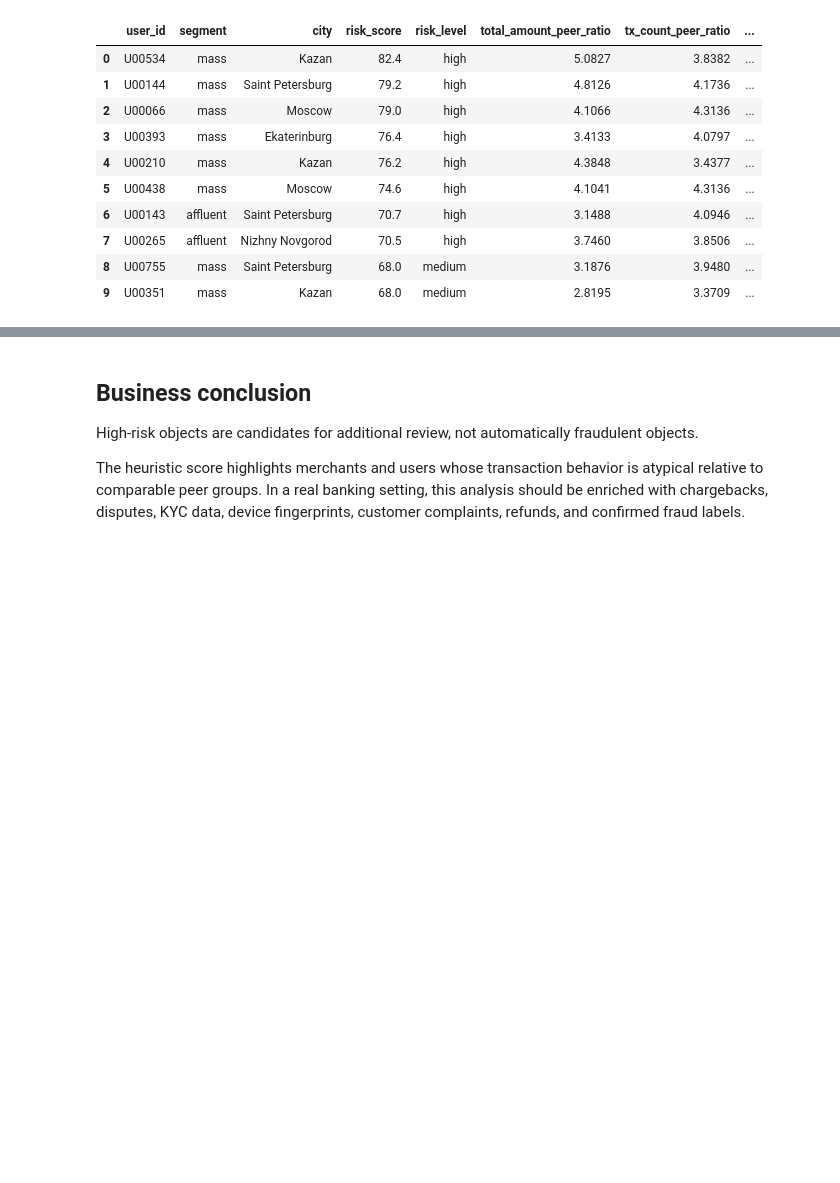
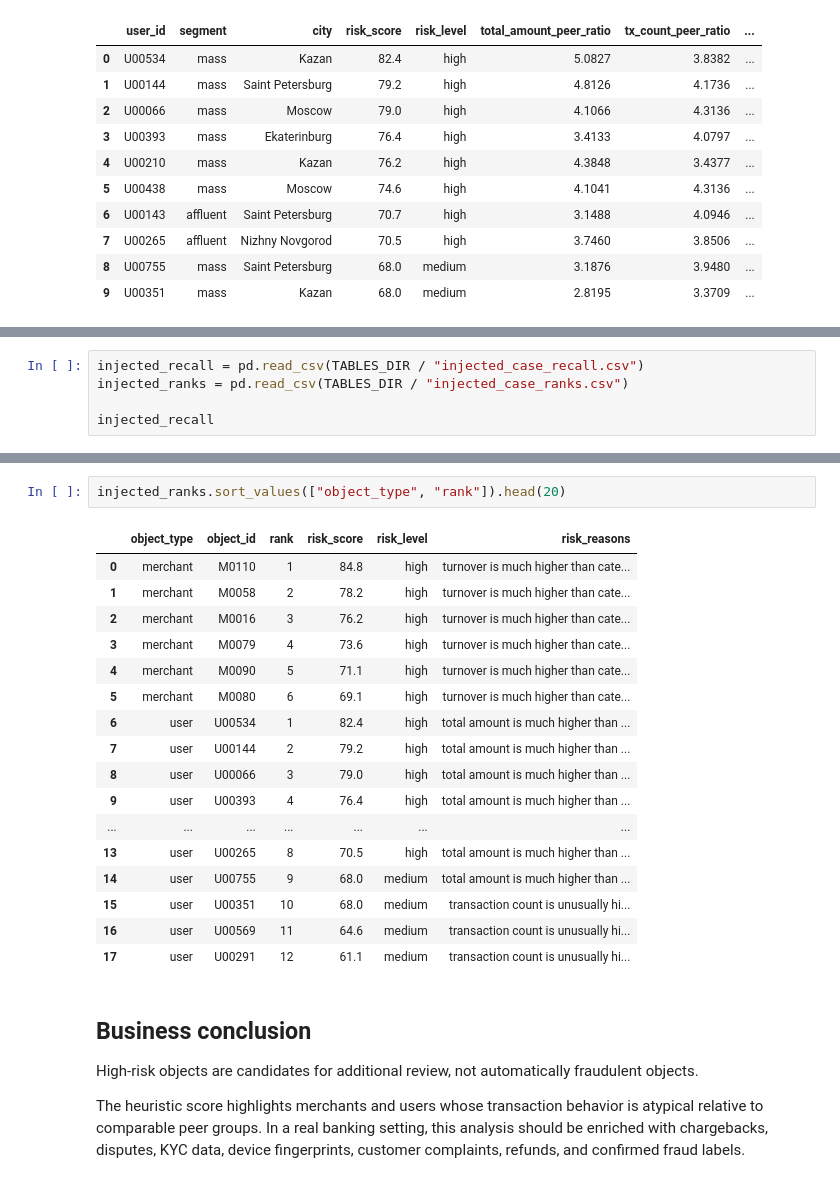
Before and after one commit to No-NameMan/transaction-risk-analytics, a Jupyter notebook: notebooks/01_transaction_risk_analytics.ipynb, the cells around one changed output, grey strips where cells are left out. Saved outputs shown, nothing was run; the diff lists cells and outputs as text; blank space fills up the shorter version.

```diff
--- a/notebooks/01_transaction_risk_analytics.ipynb
+++ b/notebooks/01_transaction_risk_analytics.ipynb
@@ -159,0 +166,5 @@ user_scores[
+# %%
+injected_recall = pd.read_csv(TABLES_DIR / "injected_case_recall.csv")
+injected_ranks = pd.read_csv(TABLES_DIR / "injected_case_ranks.csv")
+
+injected_recall
@@ -160,3 +179,23 @@ user_scores[
+# %%
+injected_ranks.sort_values(["object_type", "rank"]).head(20)
+# %% [output]
+|  | object_type | object_id | rank | risk_score | risk_level | risk_reasons |
+| 0 | merchant | M0110 | 1 | 84.8 | high | turnover is much higher than cate... |
+| 1 | merchant | M0058 | 2 | 78.2 | high | turnover is much higher than cate... |
+| 2 | merchant | M0016 | 3 | 76.2 | high | turnover is much higher than cate... |
+| 3 | merchant | M0079 | 4 | 73.6 | high | turnover is much higher than cate... |
+| 4 | merchant | M0090 | 5 | 71.1 | high | turnover is much higher than cate... |
+| 5 | merchant | M0080 | 6 | 69.1 | high | turnover is much higher than cate... |
+| 6 | user | U00534 | 1 | 82.4 | high | total amount is much higher than ... |
+| 7 | user | U00144 | 2 | 79.2 | high | total amount is much higher than ... |
+| 8 | user | U00066 | 3 | 79.0 | high | total amount is much higher than ... |
+| 9 | user | U00393 | 4 | 76.4 | high | total amount is much higher than ... |
+| ... | ... | ... | ... | ... | ... | ... |
+| 13 | user | U00265 | 8 | 70.5 | high | total amount is much higher than ... |
+| 14 | user | U00755 | 9 | 68.0 | medium | total amount is much higher than ... |
+| 15 | user | U00351 | 10 | 68.0 | medium | transaction count is unusually hi... |
+| 16 | user | U00569 | 11 | 64.6 | medium | transaction count is unusually hi... |
+| 17 | user | U00291 | 12 | 61.1 | medium | transaction count is unusually hi... |
 # %% [markdown]
 ## Business conclusion
 
```
Also changed, not shown: parts of 2 cells of this notebook, 1 other file.
